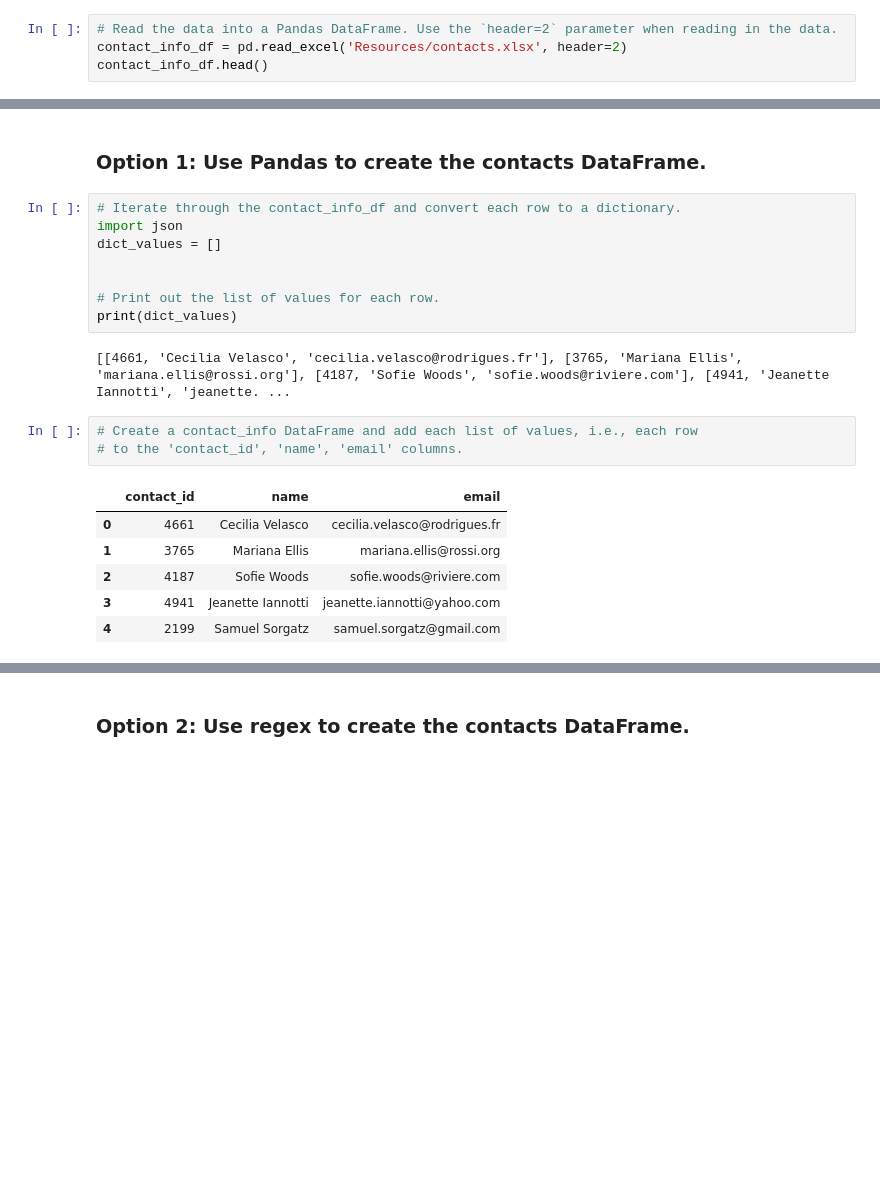
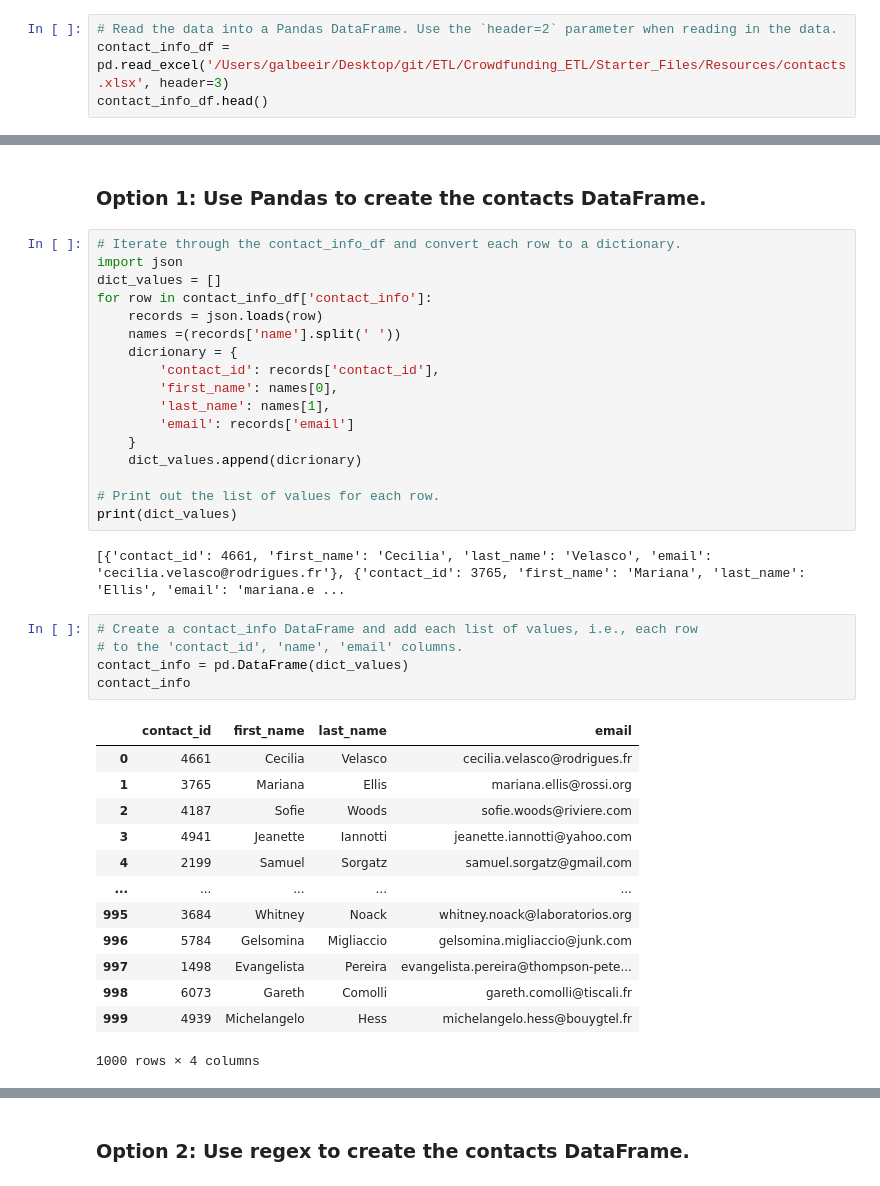
Before and after one commit to Kokolipa/Crowdfunding_ETL, a Jupyter notebook: Crowdfunding_ETL/Starter_Files/ETL_Mini_Project_Gal_Beeri.ipynb, the cells around one changed output, grey strips where cells are left out. Cells and saved outputs as stored; diff of their text form; blank space fills up the shorter version.

```diff
--- a/Crowdfunding_ETL/Starter_Files/ETL_Mini_Project_Gal_Beeri.ipynb
+++ b/Crowdfunding_ETL/Starter_Files/ETL_Mini_Project_Gal_Beeri.ipynb
@@ -330,7 +330,7 @@ campaign_cleaned.to_csv("/Users/galbeeir/Desktop/git/ETL/Crowdfunding_ETL/CSVs/c
 ### Extract the contacts.xlsx Data.
 # %%
 # Read the data into a Pandas DataFrame. Use the `header=2` parameter when reading in the data.
-contact_info_df = pd.read_excel('Resources/contacts.xlsx', header=2)
+contact_info_df = pd.read_excel('/Users/galbeeir/Desktop/git/ETL/Crowdfunding_ETL/Starter_Files/Resources/contacts.xlsx', header=3)
 contact_info_df.head()
 # %% [output]
 |  | contact_info |
@@ -355,21 +355,39 @@ Then export the DataFrame as a `contacts.csv` CSV file.
 # Iterate through the contact_info_df and convert each row to a dictionary.
 import json
 dict_values = []
-
+for row in contact_info_df['contact_info']:
+    records = json.loads(row)
+    names =(records['name'].split(' '))
+    dicrionary = {
+        'contact_id': records['contact_id'],
+        'first_name': names[0],
+        'last_name': names[1],
+        'email': records['email']
+    }
+    dict_values.append(dicrionary)
 
 # Print out the list of values for each row.
 print(dict_values)
 # %% [output]
-[[4661, 'Cecilia Velasco', 'cecilia.velasco@rodrigues.fr'], [3765, 'Mariana Ellis', 'mariana.ellis@rossi.org'], [4187, 'Sofie Woods', 'sofie.woods@riviere.com'], [4941, 'Jeanette Iannotti', 'jeanette. ...
+[{'contact_id': 4661, 'first_name': 'Cecilia', 'last_name': 'Velasco', 'email': 'cecilia.velasco@rodrigues.fr'}, {'contact_id': 3765, 'first_name': 'Mariana', 'last_name': 'Ellis', 'email': 'mariana.e ...
 # %%
 # Create a contact_info DataFrame and add each list of values, i.e., each row
 # to the 'contact_id', 'name', 'email' columns.
+contact_info = pd.DataFrame(dict_values)
+contact_info
 # %% [output]
-|  | contact_id | name | email |
-| 0 | 4661 | Cecilia Velasco | cecilia.velasco@rodrigues.fr |
-| 1 | 3765 | Mariana Ellis | mariana.ellis@rossi.org |
-| 2 | 4187 | Sofie Woods | sofie.woods@riviere.com |
-| 3 | 4941 | Jeanette Iannotti | jeanette.iannotti@yahoo.com |
-| 4 | 2199 | Samuel Sorgatz | samuel.sorgatz@gmail.com |
+|  | contact_id | first_name | last_name | email |
+| 0 | 4661 | Cecilia | Velasco | cecilia.velasco@rodrigues.fr |
+| 1 | 3765 | Mariana | Ellis | mariana.ellis@rossi.org |
+| 2 | 4187 | Sofie | Woods | sofie.woods@riviere.com |
+| 3 | 4941 | Jeanette | Iannotti | jeanette.iannotti@yahoo.com |
+| 4 | 2199 | Samuel | Sorgatz | samuel.sorgatz@gmail.com |
+| ... | ... | ... | ... | ... |
+| 995 | 3684 | Whitney | Noack | whitney.noack@laboratorios.org |
+| 996 | 5784 | Gelsomina | Migliaccio | gelsomina.migliaccio@junk.com |
+| 997 | 1498 | Evangelista | Pereira | evangelista.pereira@thompson-pete... |
+| 998 | 6073 | Gareth | Comolli | gareth.comolli@tiscali.fr |
+| 999 | 4939 | Michelangelo | Hess | michelangelo.hess@bouygtel.fr |
+1000 rows × 4 columns
 # %%
 # Check the datatypes.
```
Also changed, not shown: parts of 6 cells of this notebook, 3 other files.
